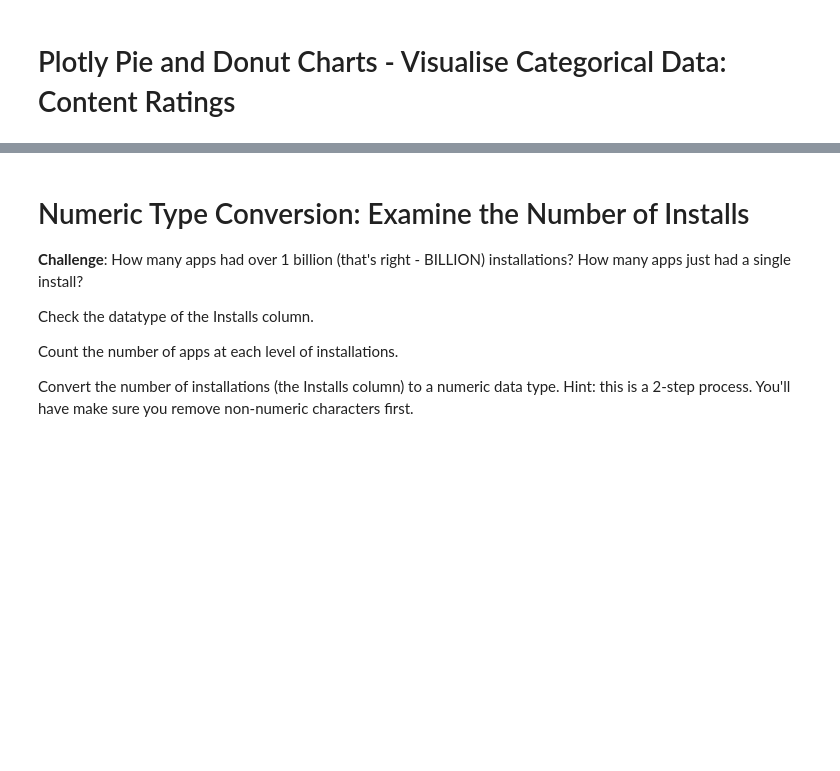
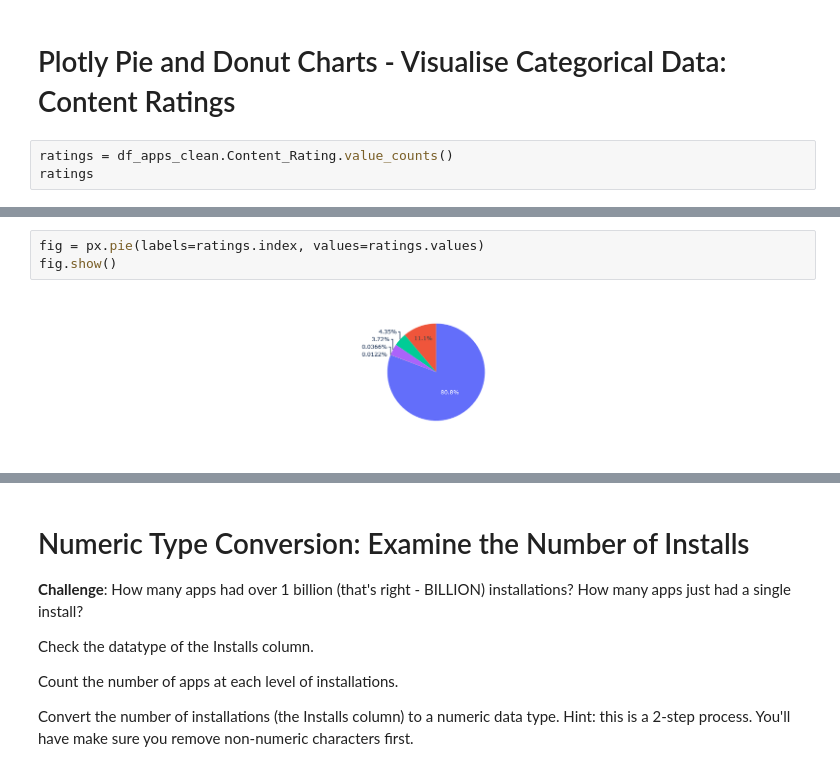
Before and after one commit to ArieKnoester/google-play-store-jupyter-notebook, a Jupyter notebook: Google_Play_Store_App_Analytics.ipynb, the cells around one changed output, grey strips where cells are left out. Saved outputs shown, nothing was run; the diff lists cells and outputs as text; blank space fills up the shorter version.

Commit message:
Adds plotly pie and donut charts.

```diff
--- a/Google_Play_Store_App_Analytics.ipynb
+++ b/Google_Play_Store_App_Analytics.ipynb
@@ -207,3 +209,6 @@ df_apps_clean.sort_values('Reviews',ascending=False)[:50]
 | 10502 | GO Launcher - 3D parallax Themes ... | PERSONALIZATION | 4.50 | 7464996 | 6.15 | 100,000,000 | Free | 0 | Everyone | Personalization |
 # %% [markdown]
 # Plotly Pie and Donut Charts - Visualise Categorical Data: Content Ratings
+# %%
+ratings = df_apps_clean.Content_Rating.value_counts()
+ratings
@@ -209,0 +224,5 @@ df_apps_clean.sort_values('Reviews',ascending=False)[:50]
+# %%
+fig = px.pie(labels=ratings.index, values=ratings.values)
+fig.show()
+# %% [output]
+[figure, added]
```
Also changed, not shown: parts of 6 cells of this notebook.
